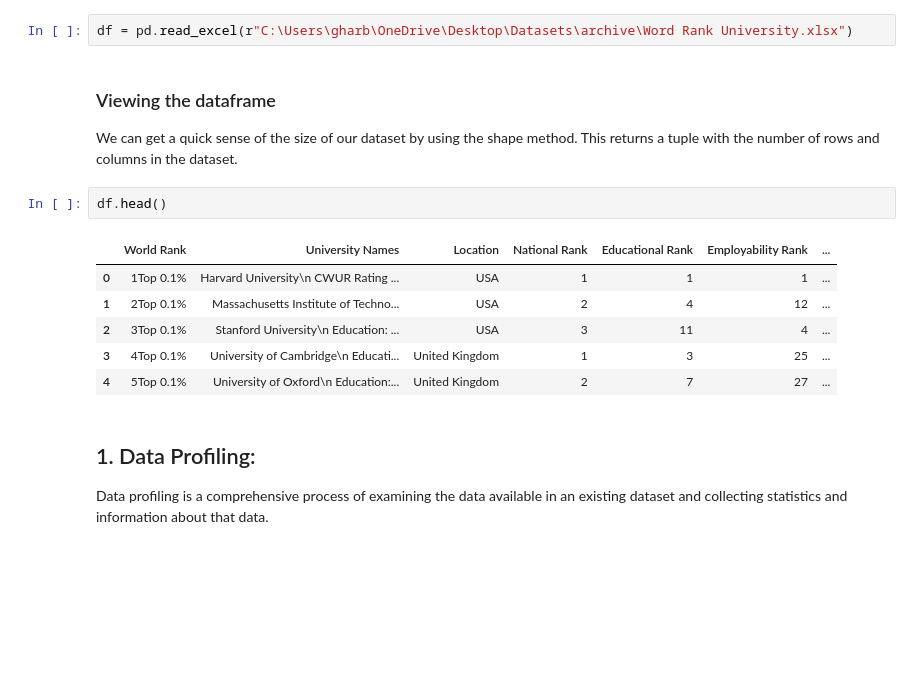
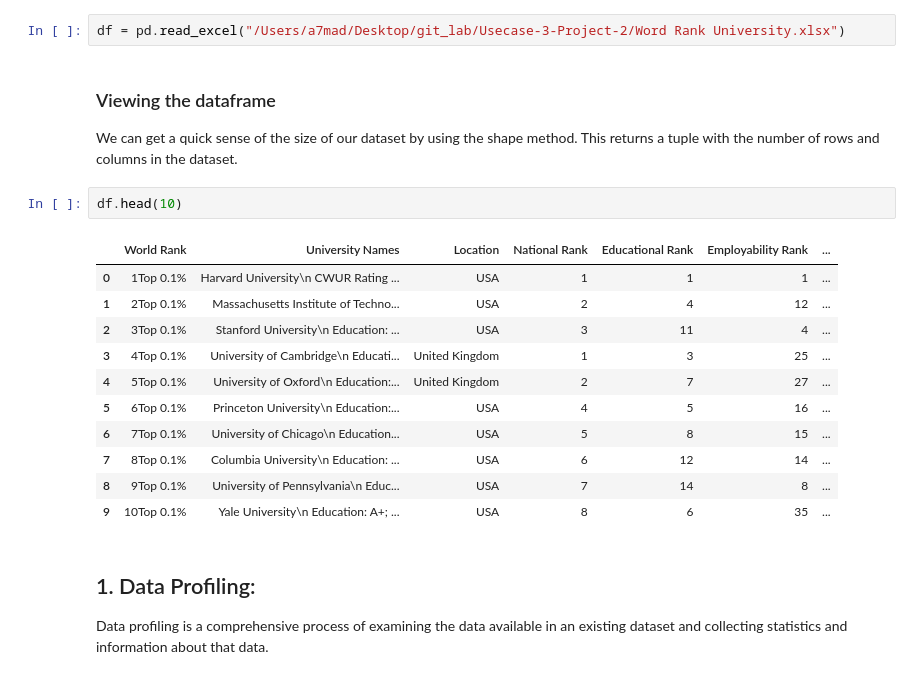
Before and after one commit to Tuwaiq-DS-ML-bootcamp-V-7/Usecase-3-Project-2, a Jupyter notebook: EDA explain template 3.ipynb, the cells around one changed output. Saved outputs shown, nothing was run; the diff lists cells and outputs as text; blank space fills up the shorter version.

```diff
--- a/EDA explain template 3.ipynb
+++ b/EDA explain template 3.ipynb
@@ -12,19 +12,24 @@ from scipy.stats import zscore
 ## Loading the data
 We can now load the dataset into pandas using the read_csv() function. This converts the CSV file into a Pandas dataframe.
 # %%
-df = pd.read_excel(r"C:\Users\gharb\OneDrive\Desktop\Datasets\archive\Word Rank University.xlsx")
+df = pd.read_excel("/Users/a7mad/Desktop/git_lab/Usecase-3-Project-2/Word Rank University.xlsx")
 # %% [markdown]
 ### Viewing the dataframe
 We can get a quick sense of the size of our dataset by using the shape method. This returns a tuple with the number of rows and columns in the dataset.
 # %%
-df.head()
+df.head(10)
 # %% [output]
 |  | World Rank | University Names | Location | National Rank | Educational Rank | Employability Rank | ... |
 | 0 | 1Top 0.1% | Harvard University\n CWUR Rating ... | USA | 1 | 1 | 1 | ... |
 | 1 | 2Top 0.1% | Massachusetts Institute of Techno... | USA | 2 | 4 | 12 | ... |
 | 2 | 3Top 0.1% | Stanford University\n Education: ... | USA | 3 | 11 | 4 | ... |
 | 3 | 4Top 0.1% | University of Cambridge\n Educati... | United Kingdom | 1 | 3 | 25 | ... |
 | 4 | 5Top 0.1% | University of Oxford\n Education:... | United Kingdom | 2 | 7 | 27 | ... |
+| 5 | 6Top 0.1% | Princeton University\n Education:... | USA | 4 | 5 | 16 | ... |
+| 6 | 7Top 0.1% | University of Chicago\n Education... | USA | 5 | 8 | 15 | ... |
+| 7 | 8Top 0.1% | Columbia University\n Education: ... | USA | 6 | 12 | 14 | ... |
+| 8 | 9Top 0.1% | University of Pennsylvania\n Educ... | USA | 7 | 14 | 8 | ... |
+| 9 | 10Top 0.1% | Yale University\n Education: A+; ... | USA | 8 | 6 | 35 | ... |
 # %% [markdown]
 ## 1. Data Profiling:
 Data profiling is a comprehensive process of examining the data available in an existing dataset and collecting statistics and information about that data.
```
Also changed, not shown: parts of 31 cells of this notebook, 1 other file.
